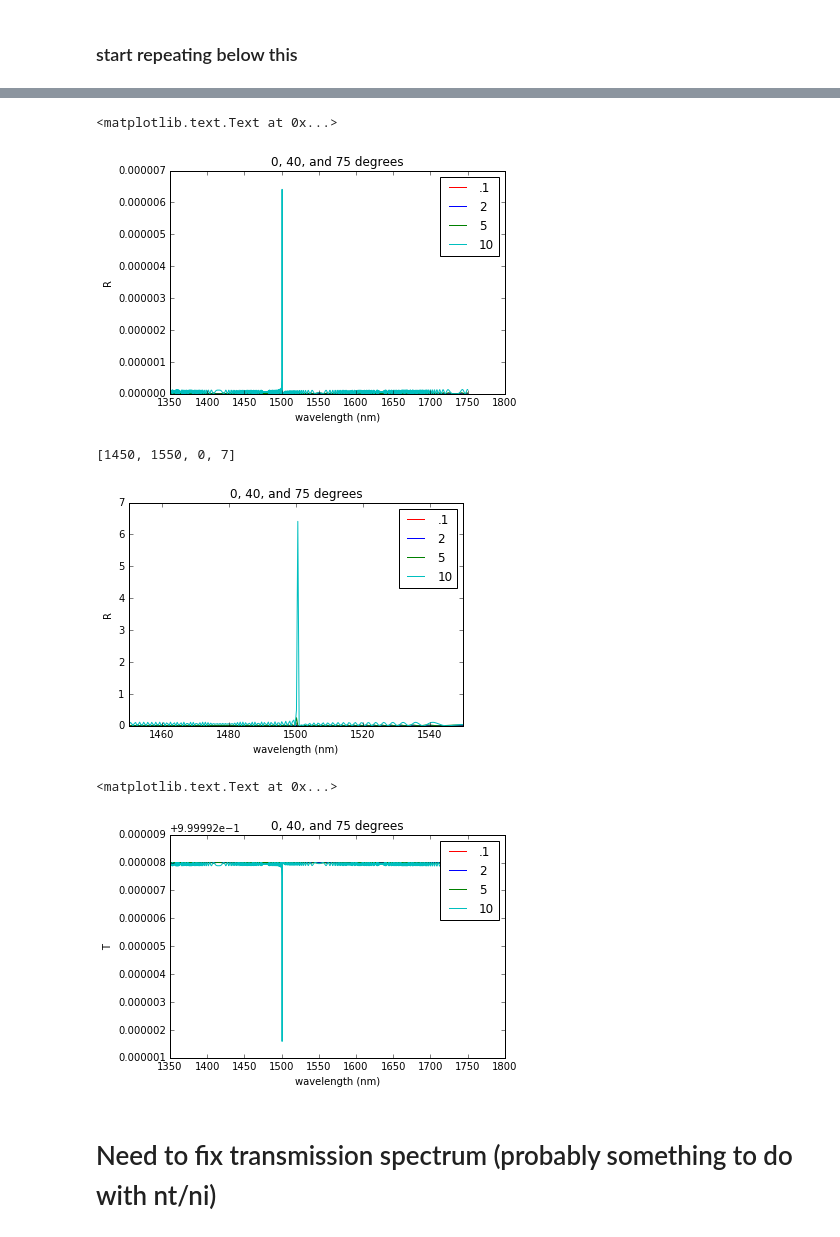
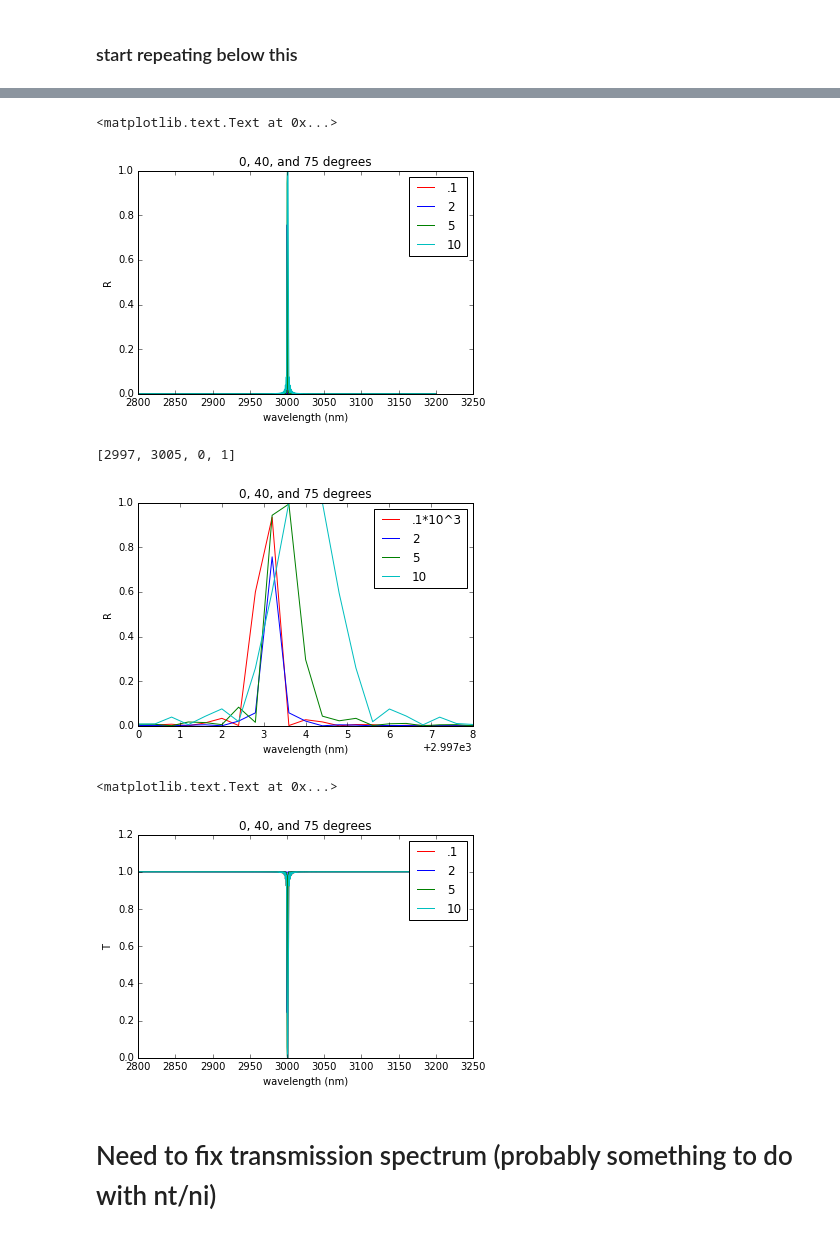
Before and after one commit to Vynas/ECE1232_Grating_Project, a Jupyter notebook: ECE1232_Grating_Project.ipynb, the cells around one changed output, grey strips where cells are left out. Saved outputs shown, nothing was run; the diff lists cells and outputs as text; code cells hidden in the pictures.

```diff
--- a/ECE1232_Grating_Project.ipynb
+++ b/ECE1232_Grating_Project.ipynb
@@ -113,8 +113,8 @@ def phi_z(n,d,theta,lambda_wavelength):
 # %%
 period_length = 1*10**(-6)
 d = period_length/2
-size_of_array = 1000
-wavelength = np.linspace(1350*10**-9,1750*10**-9,size_of_array)
+size_of_array = 10000
+wavelength = np.linspace(2800*10**-9,3200*10**-9,size_of_array)
 # %%
 phi_z_1 = phi_z(n1,d,theta,wavelength)
 phi_z_2_1 = phi_z(n2_1,d,theta,wavelength)
@@ -540,21 +576,21 @@ plt.legend(loc=1)
 plt.title("0, 40, and 75 degrees")
 # %% [output]
 <matplotlib.text.Text at 0x...>
-[figure, old version]
+[figure, new version]
 # %%
-plt.plot(wavelength*10**9, R_total1*10**6, color='r', label=".1")
-plt.plot(wavelength*10**9, R_total2*10**6, color='b', label="2")
-plt.plot(wavelength*10**9, R_total3*10**6, color='g', label="5")
-plt.plot(wavelength*10**9, R_total4*10**6, color='c', label="10")
+plt.plot(wavelength*10**9, R_total1*10**3, color='r', label=".1*10^3")
+plt.plot(wavelength*10**9, R_total2, color='b', label="2")
+plt.plot(wavelength*10**9, R_total3, color='g', label="5")
+plt.plot(wavelength*10**9, R_total4, color='c', label="10")
 plt.xlabel("wavelength (nm)")
 plt.ylabel("R")
 plt.title("All delta n")
 plt.legend(loc=1)
 plt.title("0, 40, and 75 degrees")
-plt.axis([1450,1550,0,7])
+plt.axis([2997,3005,0,1])
 # %% [output]
-[1450, 1550, 0, 7]
+[2997, 3005, 0, 1]
-[figure, old version]
+[figure, new version]
 # %%
 plt.plot(wavelength*10**9, T_total1, color='r', label=".1")
 plt.plot(wavelength*10**9, T_total2, color='b', label="2")
@@ -567,7 +603,7 @@ plt.legend(loc=1)
 plt.title("0, 40, and 75 degrees")
 # %% [output]
 <matplotlib.text.Text at 0x...>
-[figure, old version]
+[figure, new version]
 # %% [markdown]
 # Need to fix transmission spectrum (probably something to do with nt/ni)
 # %% [markdown]
```
Also changed, not shown: parts of 45 cells of this notebook.
